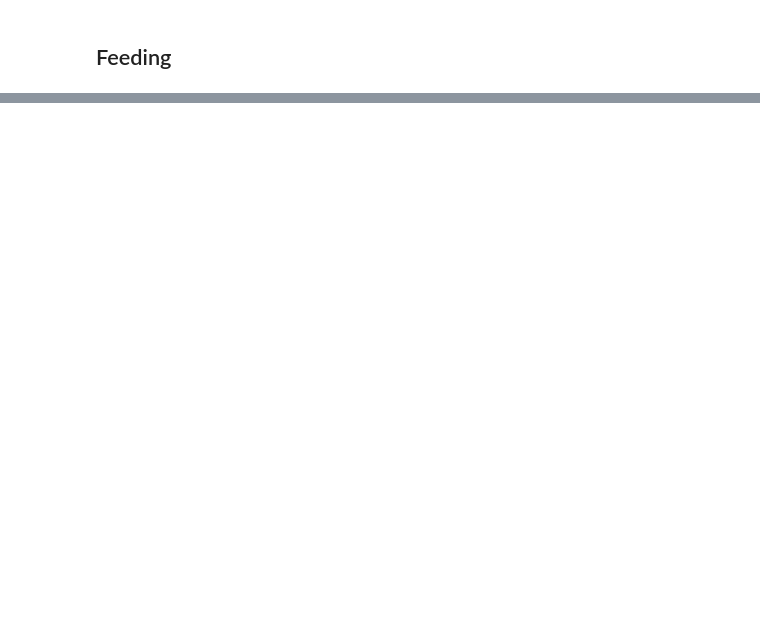
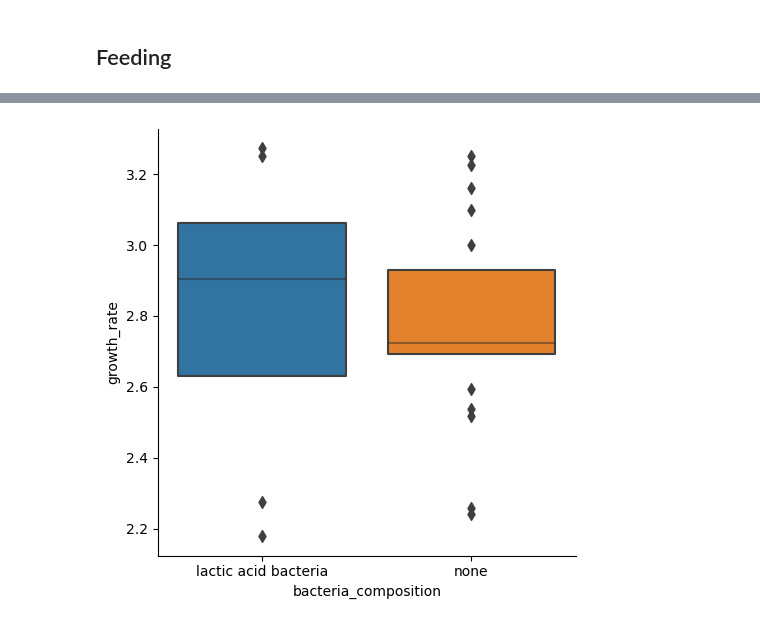
Before and after one commit to kiralenz/keeprising, a Jupyter notebook: notebooks/experimental/chart_creation.ipynb, the cells around one changed output, grey strips where cells are left out. Drawn from its saved outputs; the diff is of its cells as text; code cells hidden in the pictures; blank space fills up the shorter version.

```diff
--- a/notebooks/experimental/chart_creation.ipynb
+++ b/notebooks/experimental/chart_creation.ipynb
@@ -320,0 +324,4 @@ sns.catplot(data=feedings, x='bacteria_composition', y='growth_rate', kind='boxe
+# %%
+sns.catplot(data=feedings, x='bacteria_composition', y='growth_rate', kind='boxen');
+# %% [output]
+[figure, added]
```
Also changed, not shown: parts of 13 cells of this notebook, 1 other file.
